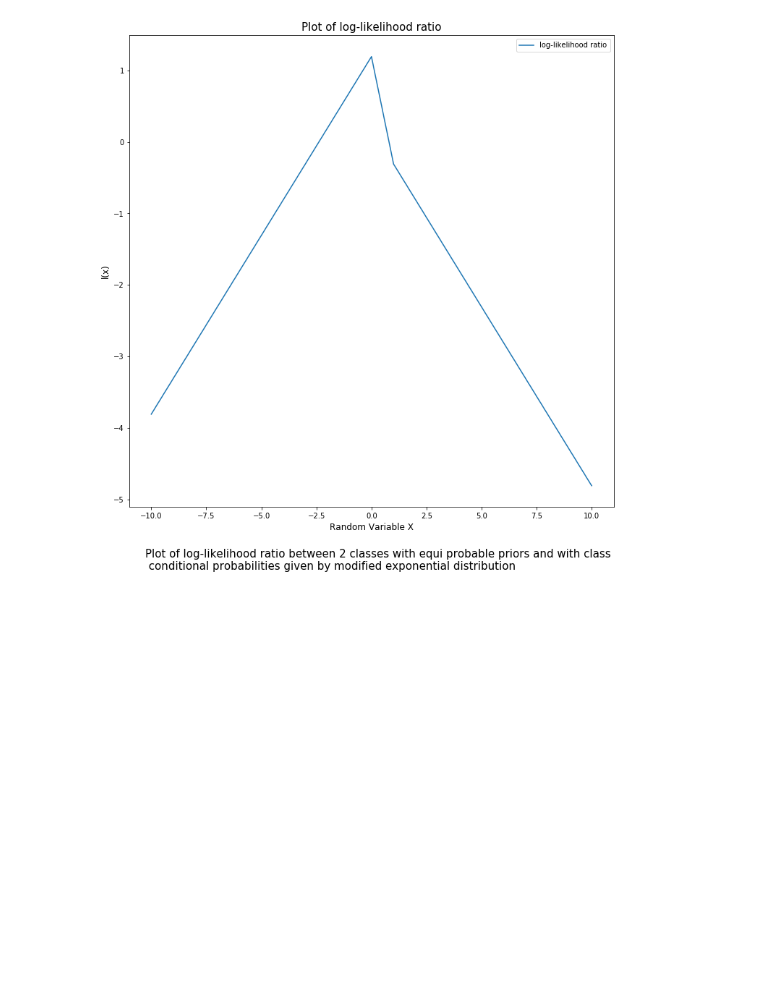
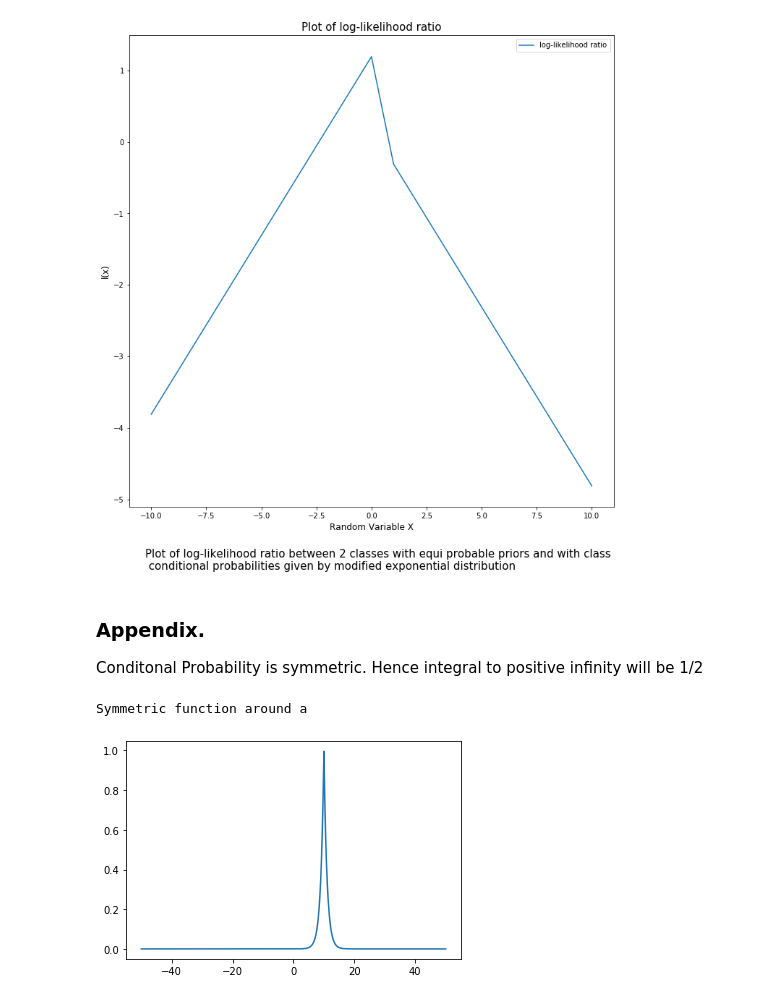
Before and after one commit to rohinarora/EECE5644-Machine_Learning, a Jupyter notebook: Hw1/Question 2.ipynb, the cells around one changed output. Cells and saved outputs as stored; diff of their text form; code cells hidden in the pictures; blank space fills up the shorter version.

```diff
--- a/Hw1/Question 2.ipynb
+++ b/Hw1/Question 2.ipynb
@@ -22,3 +22,24 @@ plt.legend()
 plt.show()
 # %% [output]
 [figure]
+# %% [markdown]
+### Appendix.
+
+Conditonal Probability is symmetric. Hence integral to positive infinity will be 1/2
+# %%
+'''
+User input. Enter any value of a
+'''
+
+a=10
+b=1
+# %%
+x=np.linspace(-50,50,num=10000)
+f_x=np.exp(-np.abs(x-a)/b)
+# %%
+plt.plot(x,f_x)
+
+print ('Symmetric function around a')
+# %% [output]
+Symmetric function around a
+[figure, added]
```
